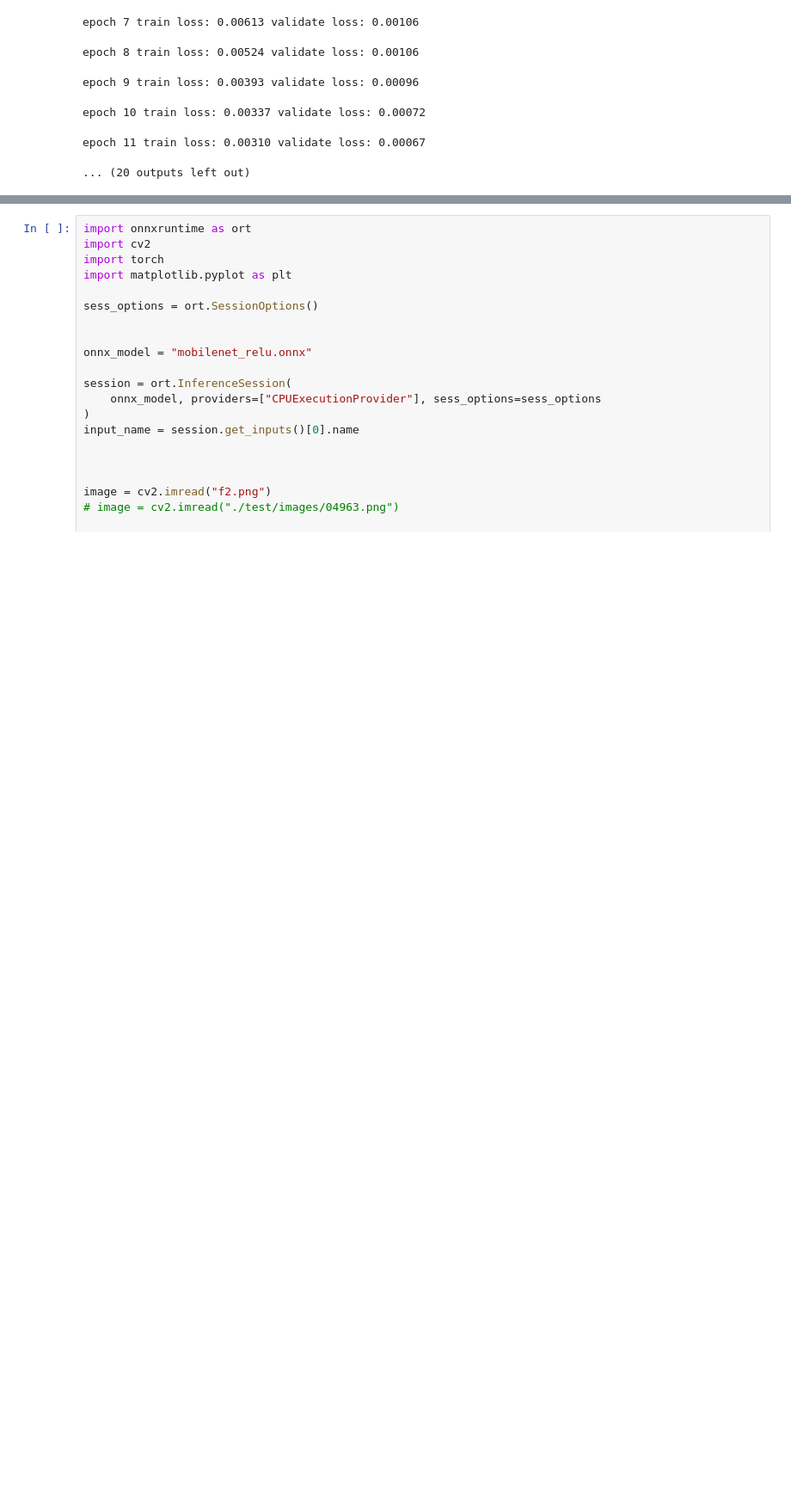
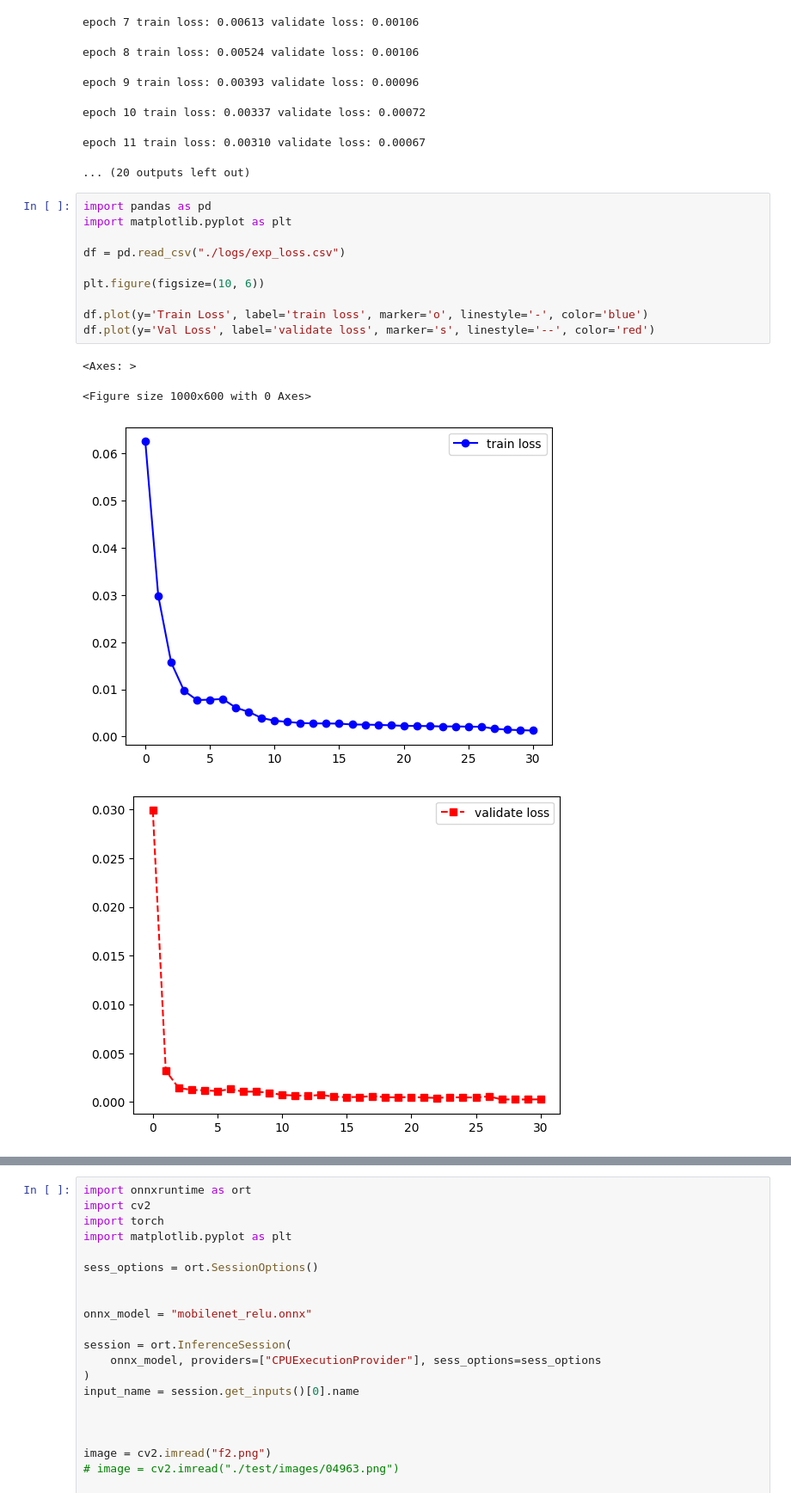
Before and after one commit to AntoxaZ18/face_keypoints, a Jupyter notebook: train.ipynb, the cells around one changed output, grey strips where cells are left out. Shown at 86% size. Cells and saved outputs as stored; diff of their text form; blank space fills up the shorter version.

```diff
--- a/train.ipynb
+++ b/train.ipynb
@@ -489,5 +409,20 @@ epoch 9 train loss: 0.00393 validate loss: 0.00096
 epoch 10 train loss: 0.00337 validate loss: 0.00072
 epoch 11 train loss: 0.00310 validate loss: 0.00067
 ... (20 outputs left out)
+# %%
+import pandas as pd
+import matplotlib.pyplot as plt
+
+df = pd.read_csv("./logs/exp_loss.csv")
+
+plt.figure(figsize=(10, 6))
+
+df.plot(y='Train Loss', label='train loss', marker='o', linestyle='-', color='blue')
+df.plot(y='Val Loss', label='validate loss', marker='s', linestyle='--', color='red')
+# %% [output]
+<Axes: >
+<Figure size 1000x600 with 0 Axes>
+[figure, added]
+[figure, added]
 # %%
 import cv2
```
Also changed, not shown: parts of 5 cells of this notebook, 3 other files.
